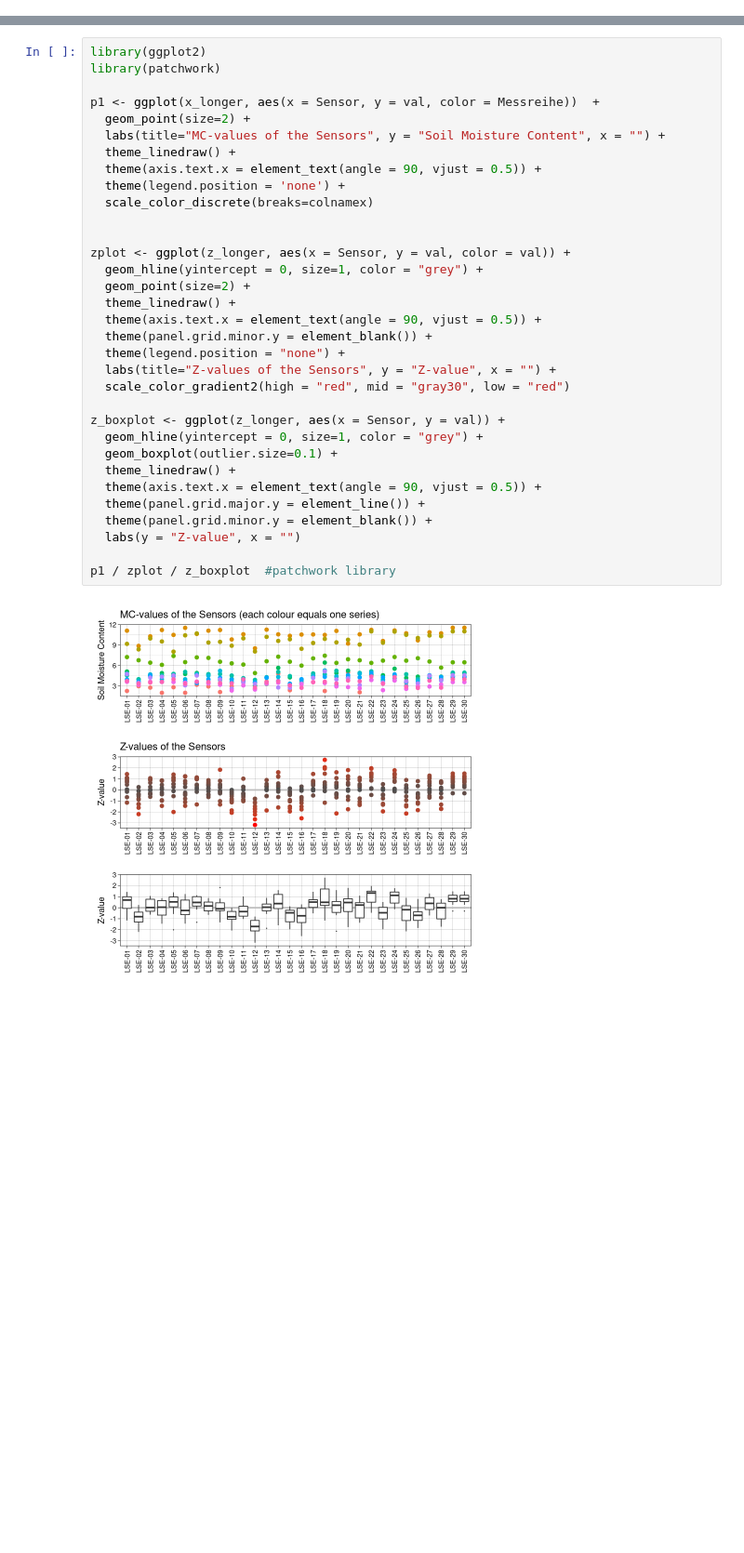
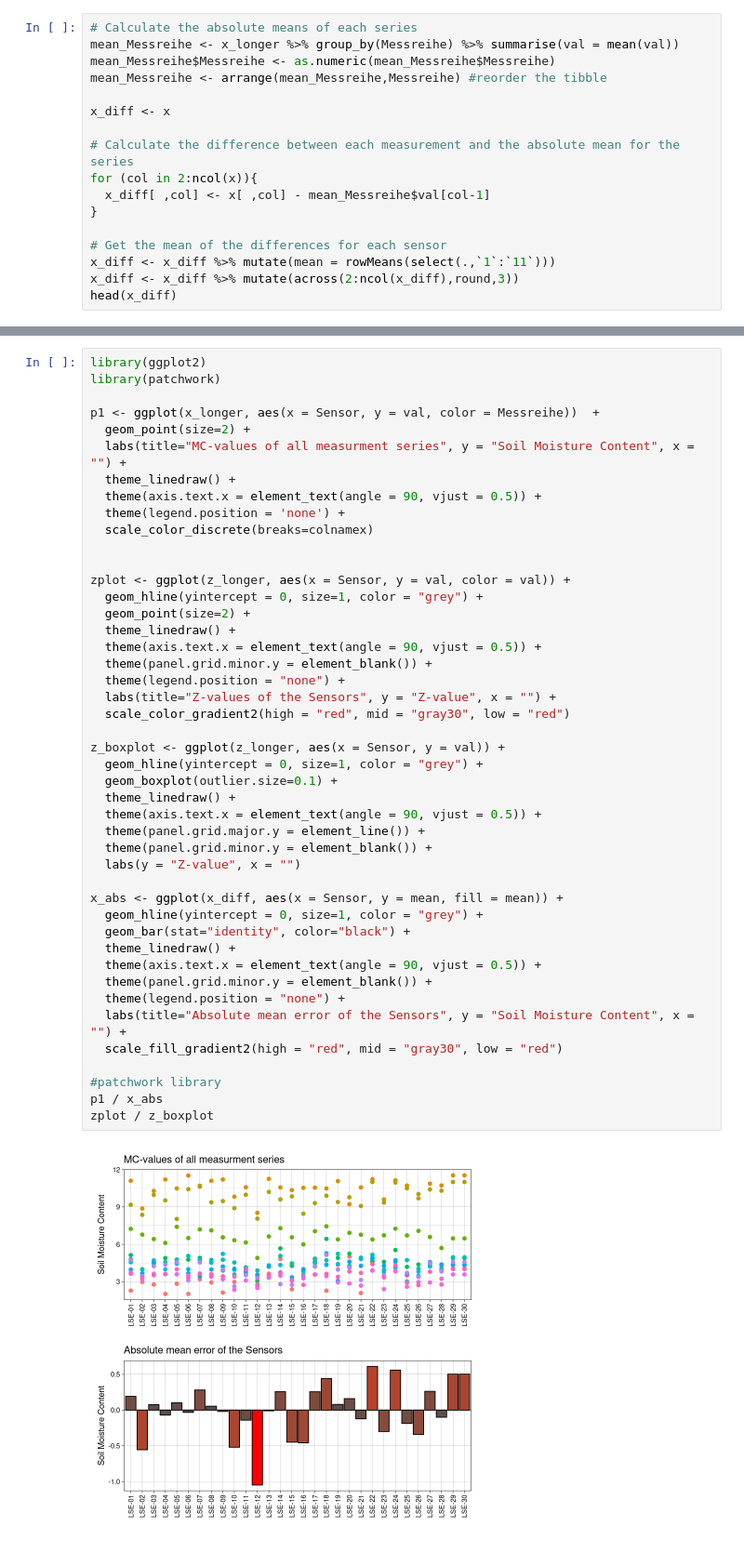
Before and after one commit to AlexSteiger/LSE01-R-analysis, a Jupyter notebook: LSE01_Statistik.ipynb, the cells around one changed output, grey strips where cells are left out. Shown: that part at 93% size. Cells and saved outputs as stored; diff of their text form; blank space fills up the shorter version.

Commit message:
mean error plot added

```diff
--- a/LSE01_Statistik.ipynb
+++ b/LSE01_Statistik.ipynb
@@ -97,0 +127,17 @@ A data.frame: 5 × 13
+# %%
+# Calculate the absolute means of each series
+mean_Messreihe <- x_longer %>% group_by(Messreihe) %>% summarise(val = mean(val))
+mean_Messreihe$Messreihe <- as.numeric(mean_Messreihe$Messreihe)
+mean_Messreihe <- arrange(mean_Messreihe,Messreihe) #reorder the tibble
+
+x_diff <- x
+
+# Calculate the difference between each measurement and the absolute mean for the series
+for (col in 2:ncol(x)){
+  x_diff[ ,col] <- x[ ,col] - mean_Messreihe$val[col-1]
+}
+
+# Get the mean of the differences for each sensor
+x_diff <- x_diff %>% mutate(mean = rowMeans(select(.,`1`:`11`)))
+x_diff <- x_diff %>% mutate(across(2:ncol(x_diff),round,3))
+head(x_diff)
@@ -116,33 +174,45 @@ library(ggplot2)
 library(patchwork)
 
 p1 <- ggplot(x_longer, aes(x = Sensor, y = val, color = Messreihe))  +
   geom_point(size=2) +
-  labs(title="MC-values of the Sensors", y = "Soil Moisture Content", x = "") +
+  labs(title="MC-values of all measurment series", y = "Soil Moisture Content", x = "") +
   theme_linedraw() +
   theme(axis.text.x = element_text(angle = 90, vjust = 0.5)) +
   theme(legend.position = 'none') +
   scale_color_discrete(breaks=colnamex)
 
 
 zplot <- ggplot(z_longer, aes(x = Sensor, y = val, color = val)) +
   geom_hline(yintercept = 0, size=1, color = "grey") +
   geom_point(size=2) +
   theme_linedraw() +
   theme(axis.text.x = element_text(angle = 90, vjust = 0.5)) +
   theme(panel.grid.minor.y = element_blank()) +
   theme(legend.position = "none") +
   labs(title="Z-values of the Sensors", y = "Z-value", x = "") +
   scale_color_gradient2(high = "red", mid = "gray30", low = "red")
 
 z_boxplot <- ggplot(z_longer, aes(x = Sensor, y = val)) +
   geom_hline(yintercept = 0, size=1, color = "grey") +
   geom_boxplot(outlier.size=0.1) +
   theme_linedraw() +
   theme(axis.text.x = element_text(angle = 90, vjust = 0.5)) +
   theme(panel.grid.major.y = element_line()) +
   theme(panel.grid.minor.y = element_blank()) +
   labs(y = "Z-value", x = "")
 
-p1 / zplot / z_boxplot  #patchwork library
+x_abs <- ggplot(x_diff, aes(x = Sensor, y = mean, fill = mean)) +
+  geom_hline(yintercept = 0, size=1, color = "grey") +
+  geom_bar(stat="identity", color="black") +
+  theme_linedraw() +
+  theme(axis.text.x = element_text(angle = 90, vjust = 0.5)) +
+  theme(panel.grid.minor.y = element_blank()) +
+  theme(legend.position = "none") +
+  labs(title="Absolute mean error of the Sensors", y = "Soil Moisture Content", x = "") +
+  scale_fill_gradient2(high = "red", mid = "gray30", low = "red")
+
+#patchwork library
+p1 / x_abs
+zplot / z_boxplot
 # %% [output]
-[figure, old version]
+[figure, new version]
```
Also changed, not shown: parts of 6 cells of this notebook, 2 other files.
